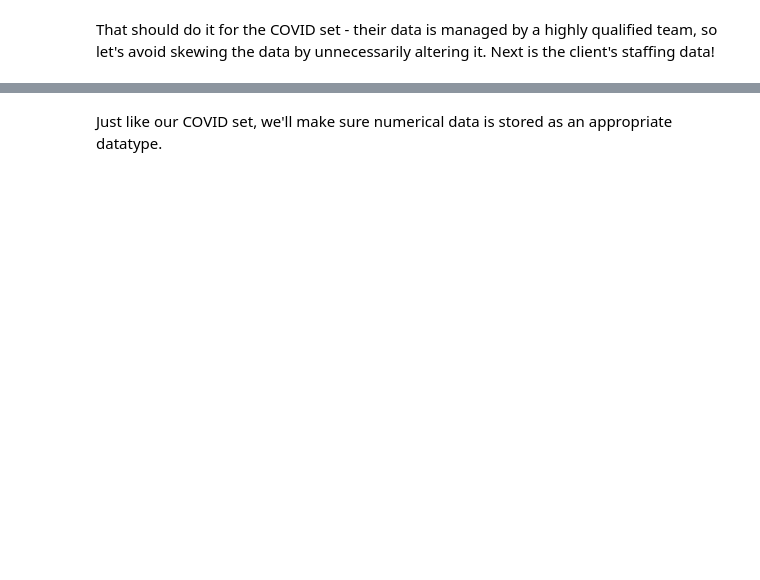
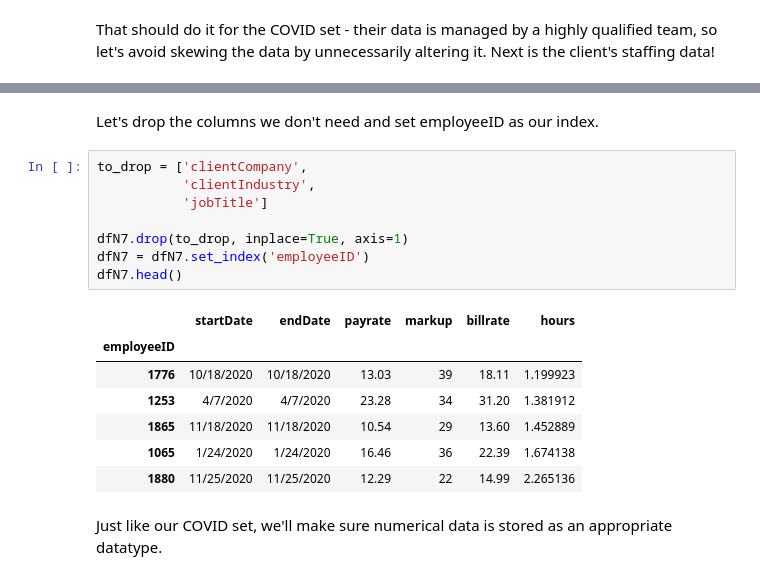
Before and after one commit to hansolo580/lukewilley, a Jupyter notebook: data/notebook.ipynb, the cells around one changed output, grey strips where cells are left out. Cells and saved outputs as stored; diff of their text form; blank space fills up the shorter version.

Commit message:
Cleaned up data, organized for date-based analysis

```diff
--- a/data/notebook.ipynb
+++ b/data/notebook.ipynb
@@ -113,3 +124,21 @@ dfN7.head()
+# %% [markdown]
+Let's drop the columns we don't need and set employeeID as our index.
+# %%
+to_drop = ['clientCompany',
+           'clientIndustry',
+           'jobTitle']
+
+dfN7.drop(to_drop, inplace=True, axis=1)
+dfN7 = dfN7.set_index('employeeID')
+dfN7.head()
+# %% [output]
+|  | startDate | endDate | payrate | markup | billrate | hours |
+| employeeID |  |  |  |  |  |  |
+| 1776 | 10/18/2020 | 10/18/2020 | 13.03 | 39 | 18.11 | 1.199923 |
+| 1253 | 4/7/2020 | 4/7/2020 | 23.28 | 34 | 31.20 | 1.381912 |
+| 1865 | 11/18/2020 | 11/18/2020 | 10.54 | 29 | 13.60 | 1.452889 |
+| 1065 | 1/24/2020 | 1/24/2020 | 16.46 | 36 | 22.39 | 1.674138 |
+| 1880 | 11/25/2020 | 11/25/2020 | 12.29 | 22 | 14.99 | 2.265136 |
 # %% [markdown]
 Just like our COVID set, we'll make sure numerical data is stored as an appropriate datatype.
 # %%
```
Also changed, not shown: parts of 13 cells of this notebook.
